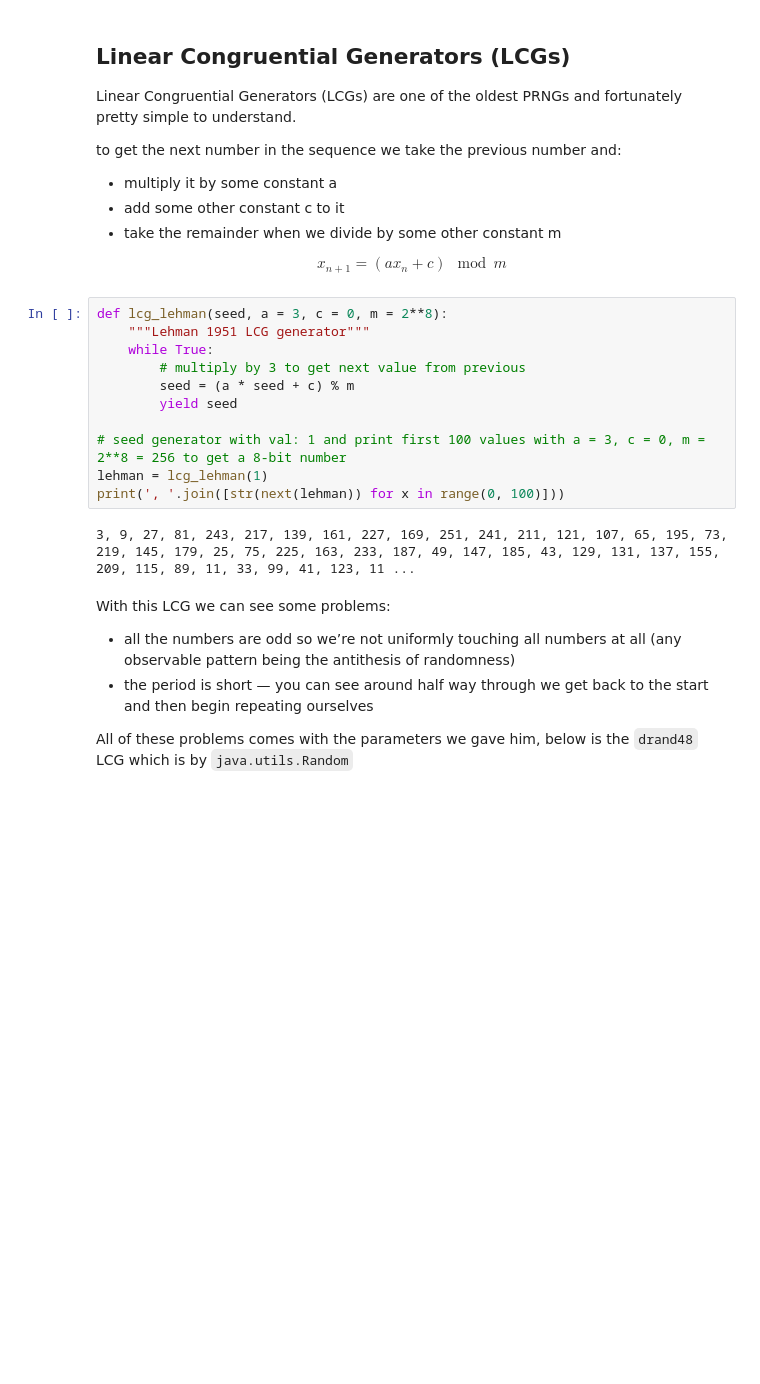
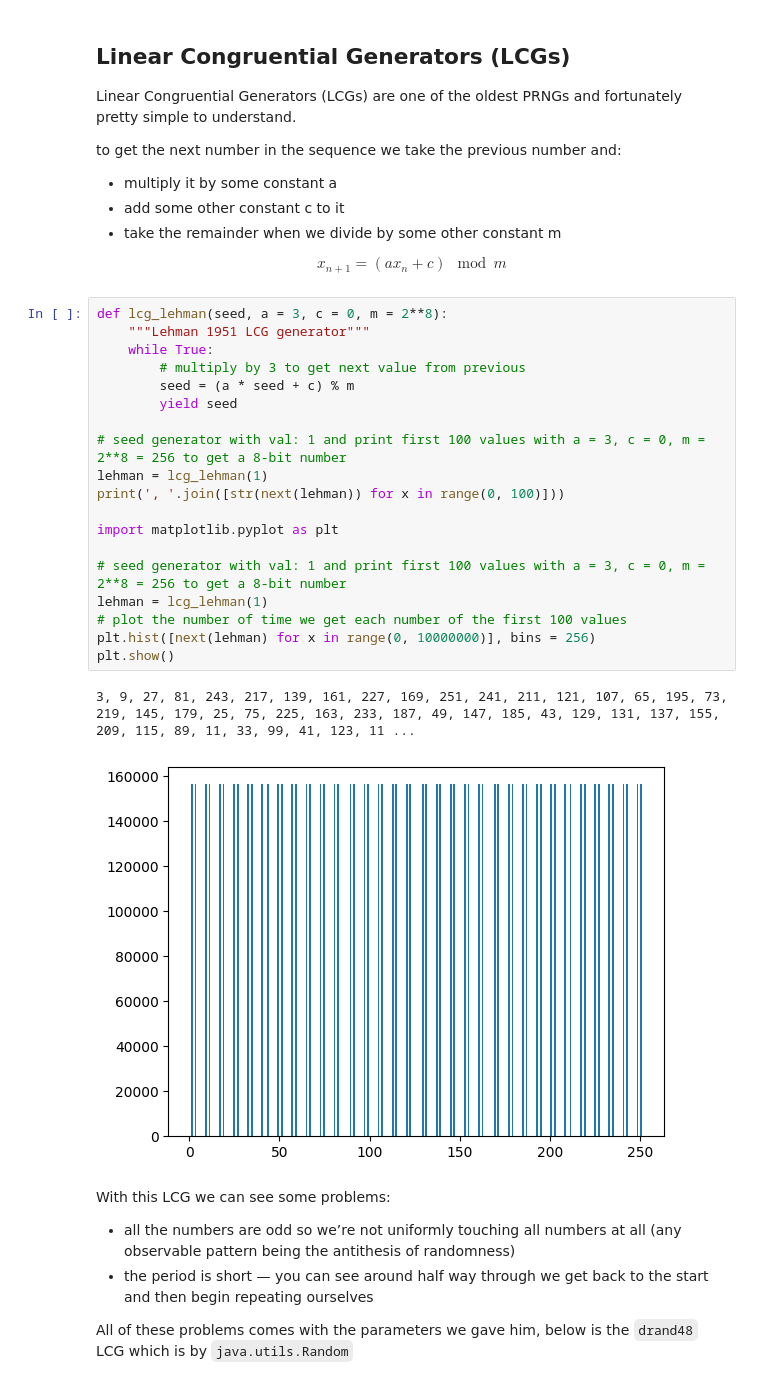
Before and after one commit to Eric-Philippe/PasswordGeneratorStudies, a Jupyter notebook: prng.ipynb, the cells around one changed output. Drawn from its saved outputs; the diff is of its cells as text; blank space fills up the shorter version.

```diff
--- a/prng.ipynb
+++ b/prng.ipynb
@@ -12,16 +12,25 @@ $$ x_{n+1} = (a x_n + c) \mod m $$
 # %%
 def lcg_lehman(seed, a = 3, c = 0, m = 2**8):
     """Lehman 1951 LCG generator"""
     while True:
         # multiply by 3 to get next value from previous
         seed = (a * seed + c) % m
         yield seed
 
 # seed generator with val: 1 and print first 100 values with a = 3, c = 0, m = 2**8 = 256 to get a 8-bit number
 lehman = lcg_lehman(1)
 print(', '.join([str(next(lehman)) for x in range(0, 100)]))
+
+import matplotlib.pyplot as plt
+
+# seed generator with val: 1 and print first 100 values with a = 3, c = 0, m = 2**8 = 256 to get a 8-bit number
+lehman = lcg_lehman(1)
+# plot the number of time we get each number of the first 100 values
+plt.hist([next(lehman) for x in range(0, 10000000)], bins = 256)
+plt.show()
 # %% [output]
 3, 9, 27, 81, 243, 217, 139, 161, 227, 169, 251, 241, 211, 121, 107, 65, 195, 73, 219, 145, 179, 25, 75, 225, 163, 233, 187, 49, 147, 185, 43, 129, 131, 137, 155, 209, 115, 89, 11, 33, 99, 41, 123, 11 ...
+[figure, added]
 # %% [markdown]
 With this LCG we can see some problems:
 - all the numbers are odd so we’re not uniformly touching all numbers at all (any observable pattern being the antithesis of randomness)
```
Also changed, not shown: parts of 3 cells of this notebook, 1 other file.
